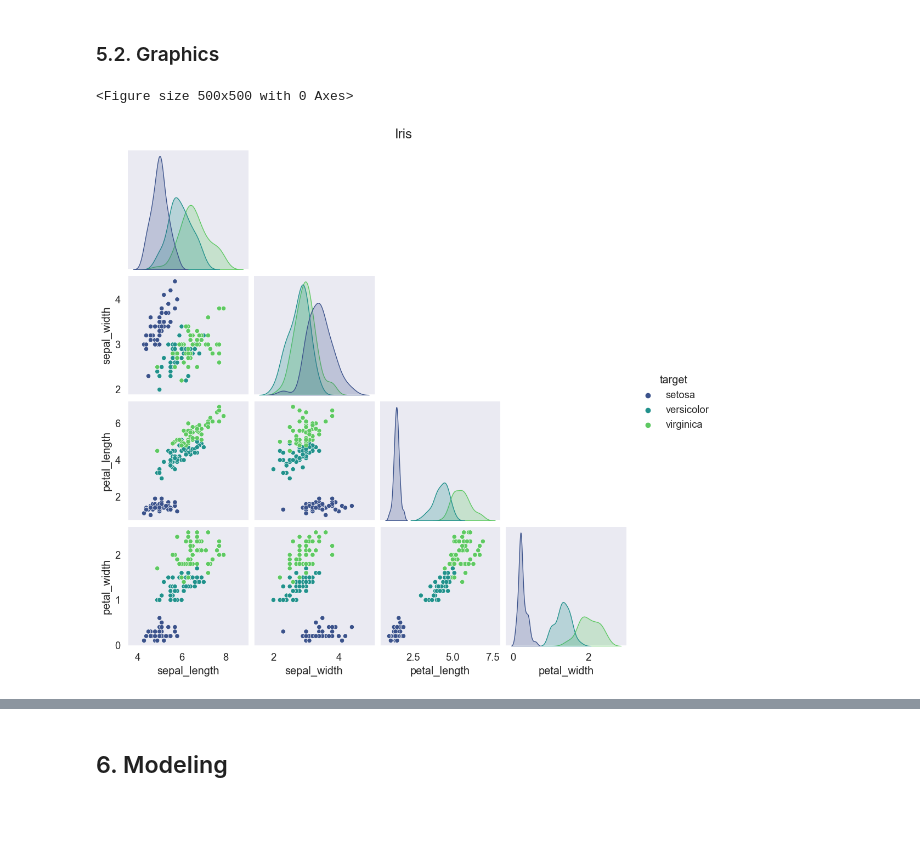
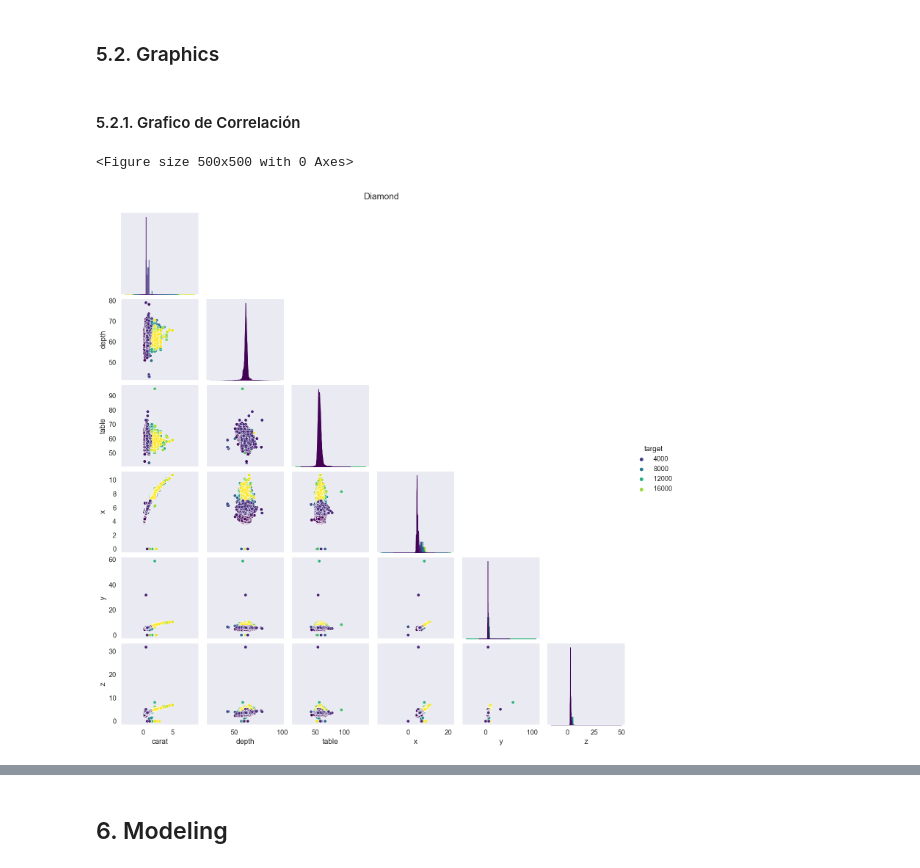
Before and after one commit to dparedes616/diamond_price, a Jupyter notebook: diamond_price_regression.ipynb, the cells around one changed output, grey strips where cells are left out. Cells and saved outputs as stored; diff of their text form; code cells hidden in the pictures; blank space fills up the shorter version.

```diff
--- a/diamond_price_regression.ipynb
+++ b/diamond_price_regression.ipynb
@@ -197,11 +215,13 @@ dtype: int64
 # %% [markdown]
 ### 5.2. Graphics
+# %% [markdown]
+#### 5.2.1. Grafico de Correlación
 # %%
 fig0 = plt.figure(figsize=(5,5))
 sns.set(style="dark", font_scale=1.2)
 fig = sns.pairplot(data=df_processed, hue='target', palette='viridis', corner=True)
-fig.fig.suptitle('Iris', y=1.02)
+fig.fig.suptitle('Diamond', y=1.02)
 plt.show()
 # %% [output]
 <Figure size 500x500 with 0 Axes>
-[figure, old version]
+[figure, new version]
```
Also changed, not shown: parts of 33 cells of this notebook.
